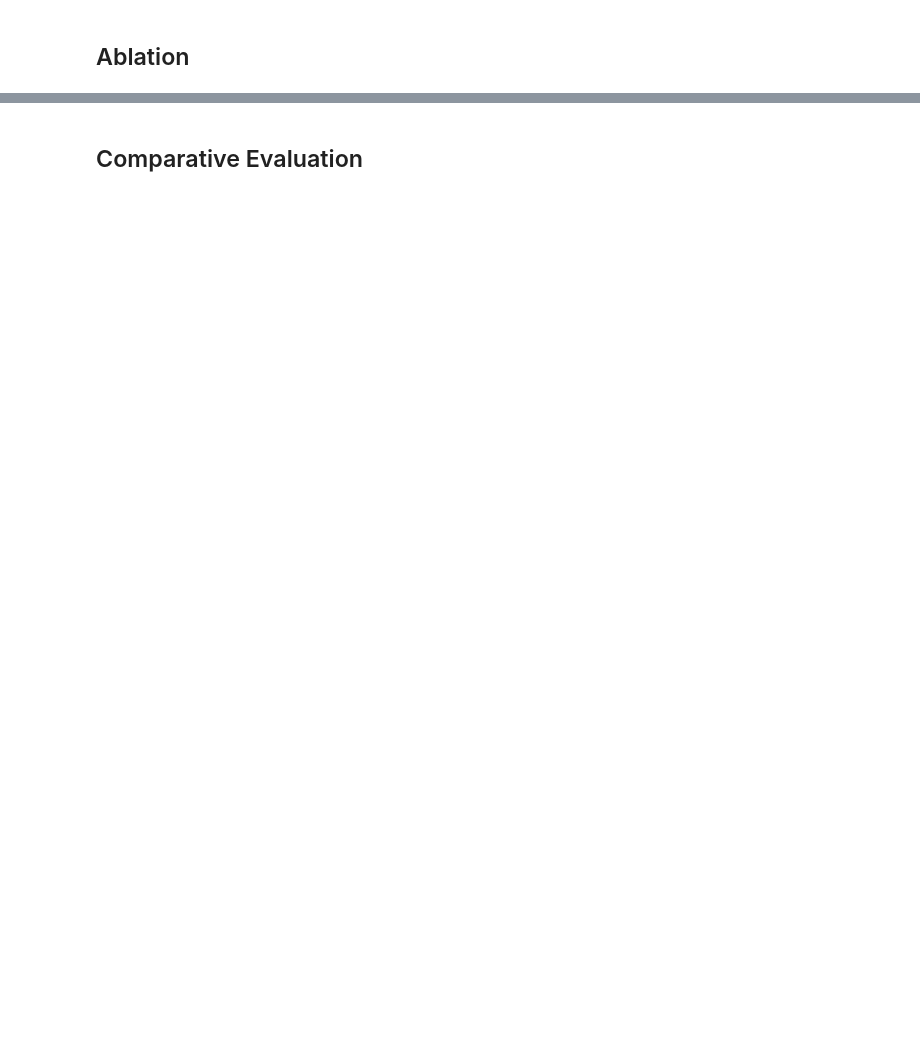
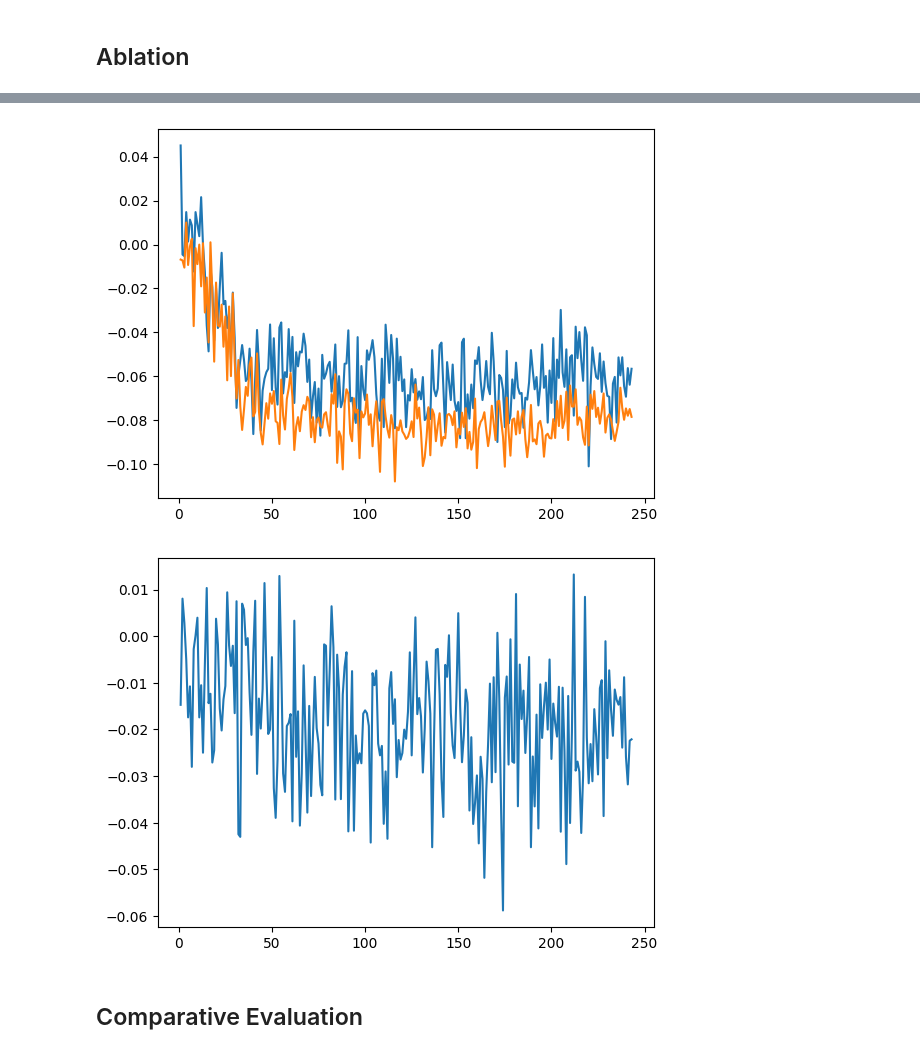
Before and after one commit to hiaac-finance/sellf, a Jupyter notebook: lending_experiment/figures.ipynb, the cells around one changed output, grey strips where cells are left out. Saved outputs shown, nothing was run; the diff lists cells and outputs as text; code cells hidden in the pictures; blank space fills up the shorter version.

```diff
--- a/lending_experiment/figures.ipynb
+++ b/lending_experiment/figures.ipynb
@@ -185,0 +164,6 @@ plt.savefig("figures/ablation_zoomed.pdf", bbox_inches='tight')
+# %%
+alg = "serew(beta_1:1 beta_2:0)"
+env_name = "enem"
+mu_type = "accuracy"
+df = pd.read_csv(f"experiments/{env_name}/{mu_type}/{alg}/models/progress.csv")
+df.columns
@@ -186,2 +182,12 @@ plt.savefig("figures/ablation_zoomed.pdf", bbox_inches='tight')
+# %%
+plt.plot(df["delta_obs"])
+plt.plot(df["delta"])
+plt.show()
+
+plt.plot(df["delta_pred_real"])
+plt.show()
+# %% [output]
+[figure, added]
+[figure, added]
 # %% [markdown]
 ## Comparative Evaluation
```
Also changed, not shown: parts of 29 cells of this notebook.
